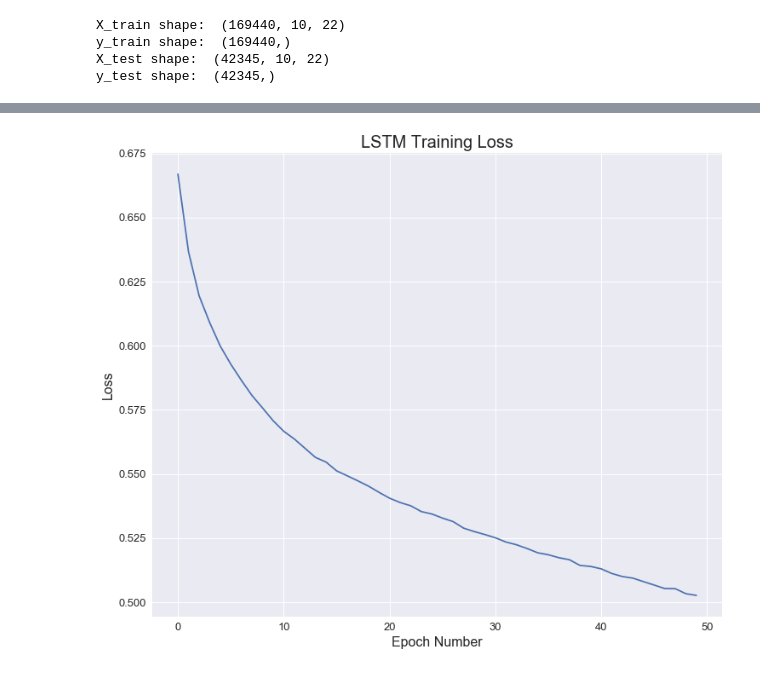
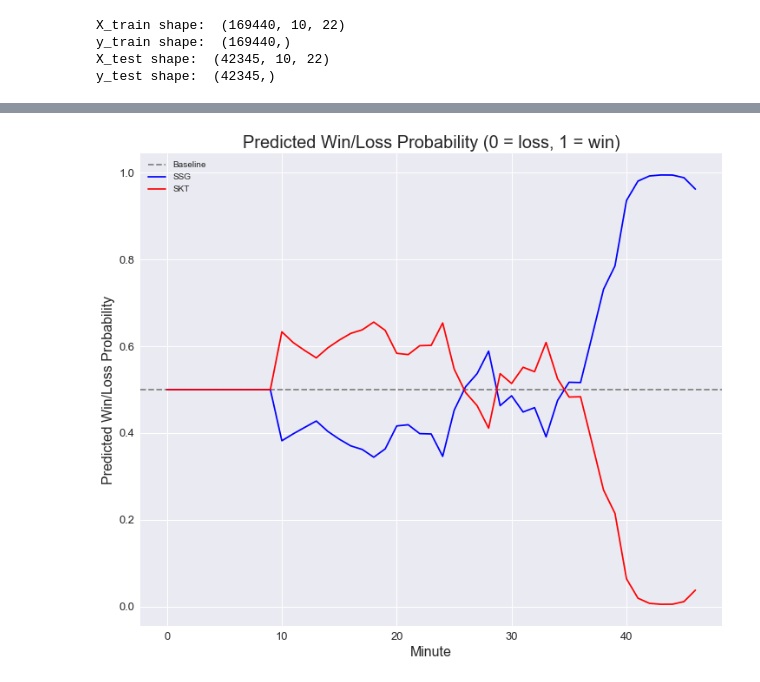
Before and after one commit to MPhillips55/Capstone_Project_2_League_of_Legends, a Jupyter notebook: Machine_Learning/LSTM_NN_to_predict_lol.ipynb, the cells around one changed output, grey strips where cells are left out. Drawn from its saved outputs; the diff is of its cells as text; code cells hidden in the pictures.

```diff
--- a/Machine_Learning/LSTM_NN_to_predict_lol.ipynb
+++ b/Machine_Learning/LSTM_NN_to_predict_lol.ipynb
@@ -56,0 +223,16 @@ score
+# %%
+# predict red teams win probabilities
+ssg = model2.predict(xg2r,batch_size=batch_size_single_game)
+
+# blue teams probabilities is 1 minus red probability
+skt = 1 - red
+# %%
+# reformat for plot
+# pad with 50% probability for first 10 minutes
+ssg = ssg.ravel().tolist()
+for i in range(10):
+    ssg.insert(0,0.5)
+
+skt = blue.ravel().tolist()
+for i in range(10):
+    skt.insert(0,0.5)
@@ -57,13 +249,16 @@ score
 # %%
-%matplotlib inline
-# create plot
+# create/format plot for predicted probabilities
+# Game 4 of 2016 Championship
 fig, ax = plt.subplots()
 fig.set_size_inches(12, 10)
-plt.plot(loss);
-plt.title("LSTM Training Loss",fontsize=20)
+plt.axhline(y=0.5,label='Baseline', linestyle='--',color='gray')
+plt.plot(ssg, color='b',label='SSG')
+plt.plot(skt, color='r',label='SKT');
+plt.title("Predicted Win/Loss Probability (0 = loss, 1 = win)",fontsize=20)
 plt.yticks(fontsize=13)
 plt.xticks(fontsize=13)
-plt.xlabel("Epoch Number", fontsize=16)
-plt.ylabel("Loss", fontsize=16);
+plt.xlabel("Minute", fontsize=16)
+plt.legend()
+plt.ylabel("Predicted Win/Loss Probability", fontsize=16);
 # %% [output]
-[figure, old version]
+[figure, new version]
```
Also changed, not shown: parts of 34 cells of this notebook, 2 other files.
